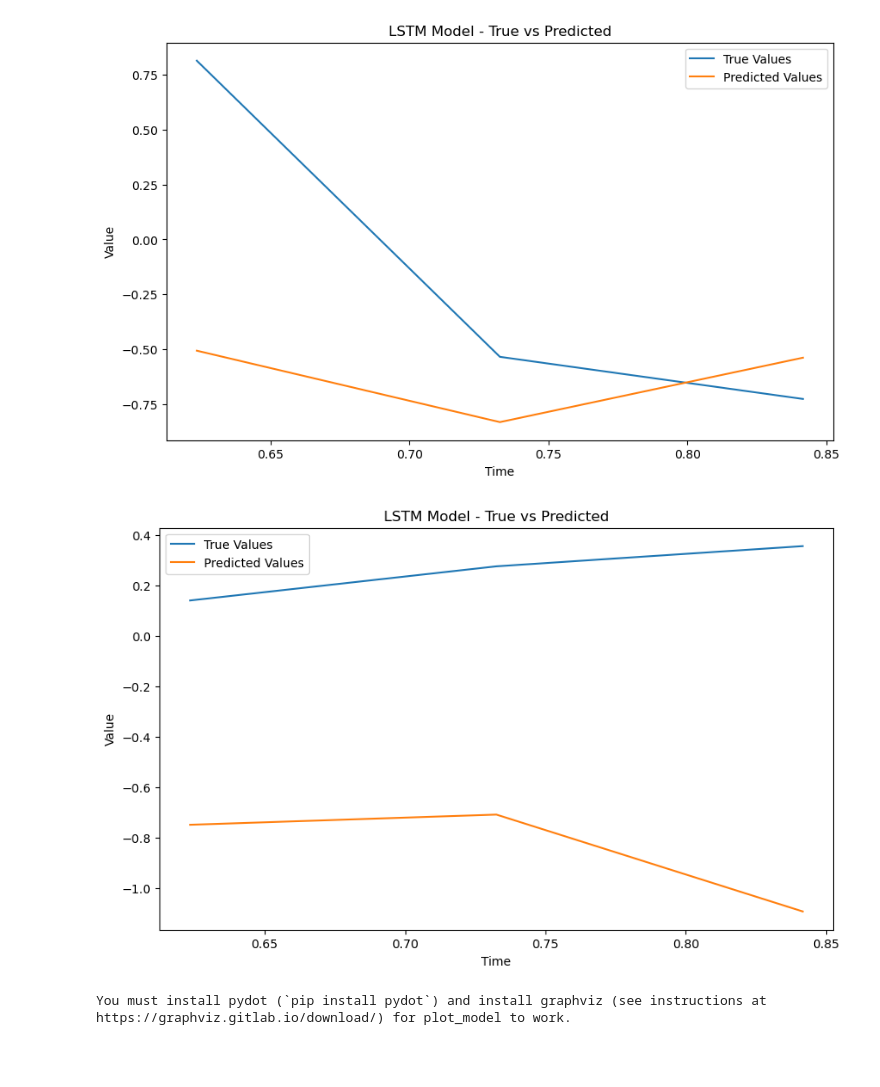
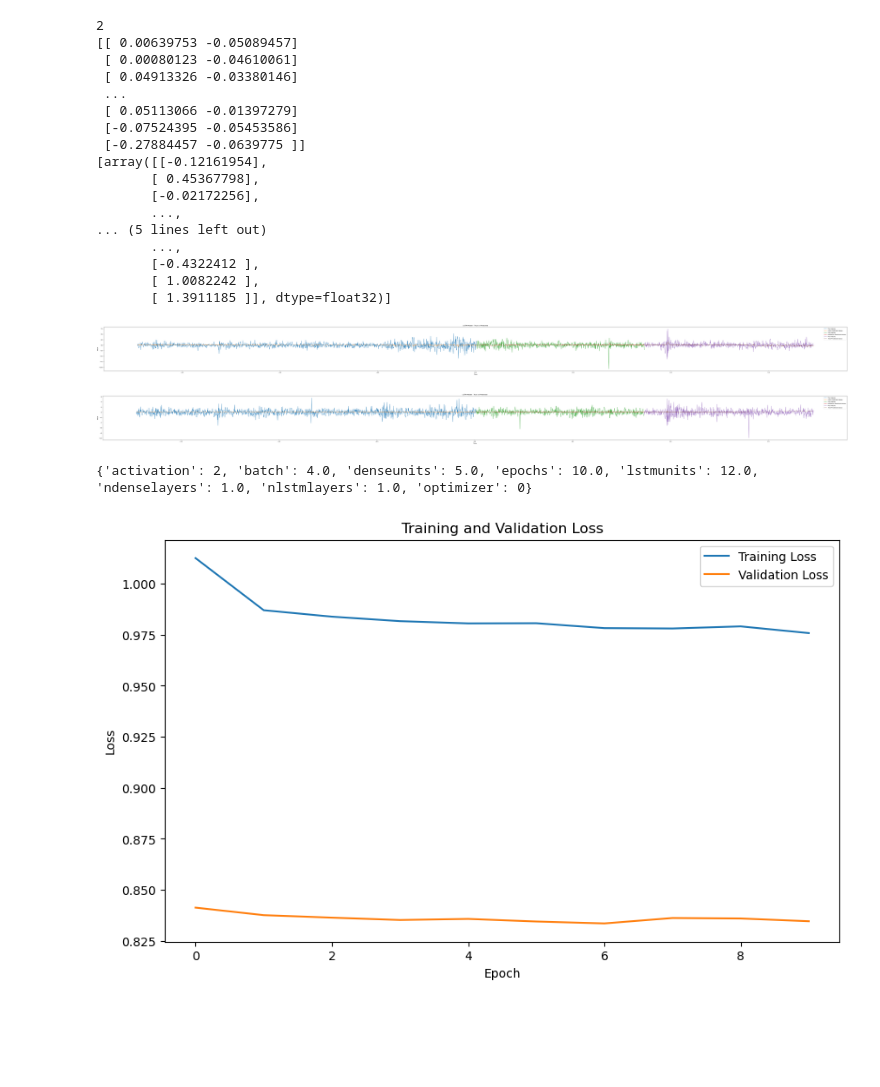
Before and after one commit to danielsibemol/trading, a Jupyter notebook: TF_Trading.ipynb, the cells around one changed output. Cells and saved outputs as stored; diff of their text form; code cells hidden in the pictures; blank space fills up the shorter version.

```diff
--- a/TF_Trading.ipynb
+++ b/TF_Trading.ipynb
@@ -362,9 +363,9 @@ class data_prep():
         train_sequences = self.sequences[:train_split]
         validation_sequences = self.sequences[train_split:train_split + validation_split]
         test_sequences = self.sequences[train_split + validation_split:]
-        train_targets = self.targetval[rwin:rwin + train_split]
-        validation_targets = self.targetval[rwin + train_split:rwin + train_split + validation_split]
-        test_targets = self.targetval[rwin + train_split + validation_split:]
+        train_targets = self.targetval[self.rwin+self.offset:self.rwin+self.offset + train_split]
+        validation_targets = self.targetval[self.rwin+self.offset + train_split:self.rwin+self.offset + train_split + validation_split]
+        test_targets = self.targetval[self.rwin+self.offset + train_split + validation_split:]
         print("len(self.sequences) = ", len(self.sequences))
         print("len(self.targetval) = ", len(self.targetval))
         print("self.rwin = ", self.rwin)
@@ -524,0 +798,9 @@ print(validation_targets)
+# %%
+# 3. Define a simple LSTM model
+model = Sequential()
+model.add(LSTM(12, activation='linear', input_shape=(rwin, len(features))))
+model.add(Dense(5,activation='linear'))  # Output layer for regression
+model.add(Dense(len(targets),activation='linear'))  # Output layer for regression
+model.compile(optimizer='adam', loss='mse')
+# %%
+history = model.fit(train_sequences,train_targets, validation_data=(validation_sequences,validation_targets),epochs=10, batch_size=32)
@@ -524,0 +828,4 @@ print(validation_targets)
+# %%
+train_pred = model.predict(train_sequences)
+validation_pred = model.predict(validation_sequences)
+test_pred = model.predict(test_sequences)
@@ -525,19 +836,62 @@ print(validation_targets)
 # %%
+split_train_targets = np.array_split(train_targets,len(train_pred[0]),axis=1)
+split_train_pred = np.array_split(train_pred,len(train_pred[0]),axis=1)
 split_validation_targets = np.array_split(validation_targets,len(validation_pred[0]),axis=1)
 split_validation_pred = np.array_split(validation_pred,len(validation_pred[0]),axis=1)
-for i in range(len(validation_pred[0])):
-    plt.figure(figsize=(10, 6))
+split_test_targets = np.array_split(test_targets,len(test_pred[0]),axis=1)
+split_test_pred = np.array_split(test_pred,len(test_pred[0]),axis=1)
+
+
+print(len(targets))
+print(train_pred)
+print(split_train_targets)
+
+for i in range(len(targets)):
+    plt.figure(i,figsize=(100, 6))
+    plt.plot(df['date'][rwin:rwin+len(train_targets)], split_train_targets[i], label='True Values')
+    plt.plot(df['date'][rwin:rwin+len(train_targets)], split_train_pred[i], label='Train Predicted Values')
     plt.plot(df['date'][rwin+len(train_targets):rwin+len(train_targets)+len(validation_targets)], split_validation_targets[i], label='True Values')
-    plt.plot(df['date'][rwin+len(train_targets):rwin+len(train_targets)+len(validation_targets)], split_validation_pred[i], label='Predicted Values')
+    plt.plot(df['date'][rwin+len(train_targets):rwin+len(train_targets)+len(validation_targets)], split_validation_pred[i], label='Validation Predicted Values')
+    plt.plot(df['date'][rwin+1+len(train_targets)+len(validation_targets):], split_test_targets[i], label='True Values')
+    plt.plot(df['date'][rwin+len(train_targets)+len(validation_targets):], split_test_pred[i][:-1], label=' Test Predicted Values')
     plt.title('LSTM Model - True vs Predicted')
     plt.xlabel('Time')
     plt.ylabel('Value')
     plt.legend()
     plt.show()
 # %% [output]
+2
+[[ 0.00639753 -0.05089457]
+ [ 0.00080123 -0.04610061]
+ [ 0.04913326 -0.03380146]
+ ...
+ [ 0.05113066 -0.01397279]
+ [-0.07524395 -0.05453586]
+ [-0.27884457 -0.0639775 ]]
+[array([[-0.12161954],
+       [ 0.45367798],
+       [-0.02172256],
+       ...,
+... (5 lines left out)
+       ...,
+       [-0.4322412 ],
+       [ 1.0082242 ],
+       [ 1.3911185 ]], dtype=float32)]
-[figure, old version]
+[figure, new version]
-[figure, old version]
+[figure, new version]
+# %%
+print(best_params)
+# %% [output]
+{'activation': 2, 'batch': 4.0, 'denseunits': 5.0, 'epochs': 10.0, 'lstmunits': 12.0, 'ndenselayers': 1.0, 'nlstmlayers': 1.0, 'optimizer': 0}
 # %%
 plot_model(model, to_file="Plots/model.png", show_shapes=True)
+plt.figure(figsize=(10, 6))
+plt.plot(history.history['loss'], label='Training Loss')
+plt.plot(history.history['val_loss'], label='Validation Loss')
+plt.title('Training and Validation Loss')
+plt.xlabel('Epoch')
+plt.ylabel('Loss')
+plt.legend()
+plt.show()
 # %% [output]
-You must install pydot (`pip install pydot`) and install graphviz (see instructions at https://graphviz.gitlab.io/download/) for plot_model to work.
+[figure, added]
```
Also changed, not shown: parts of 31 cells of this notebook.
